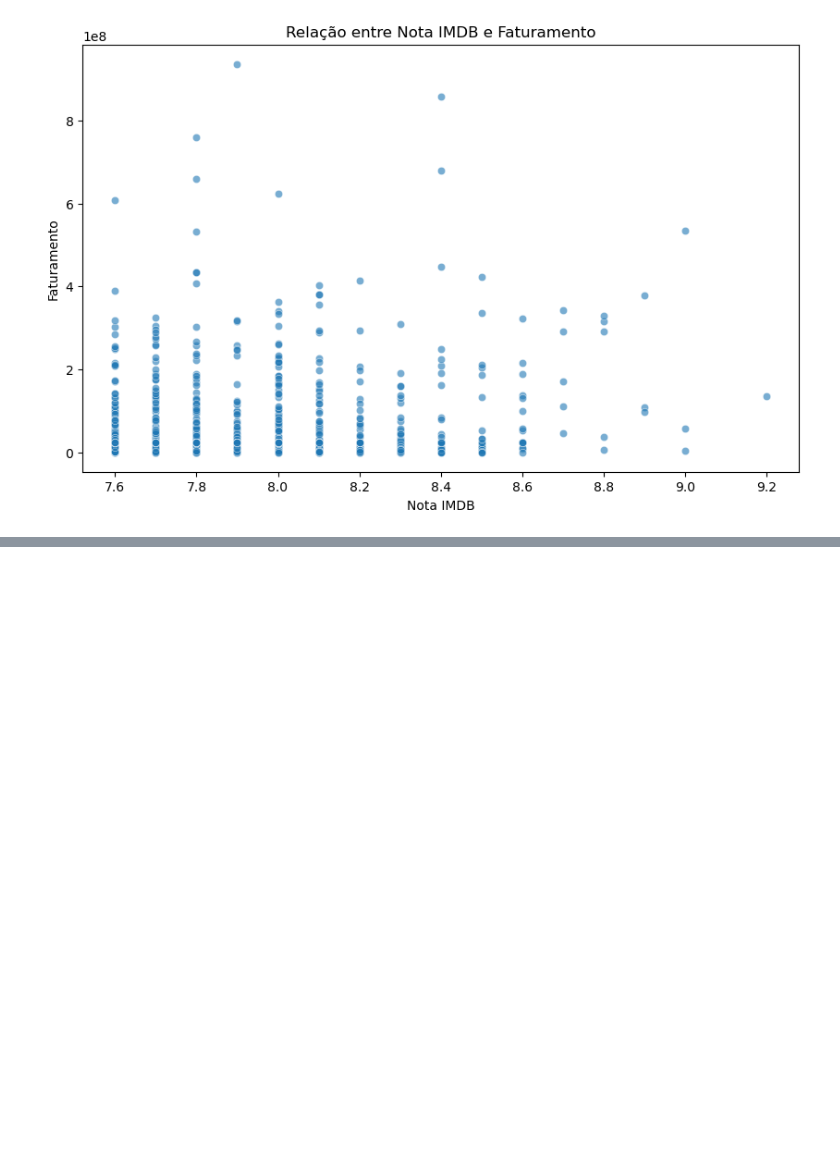
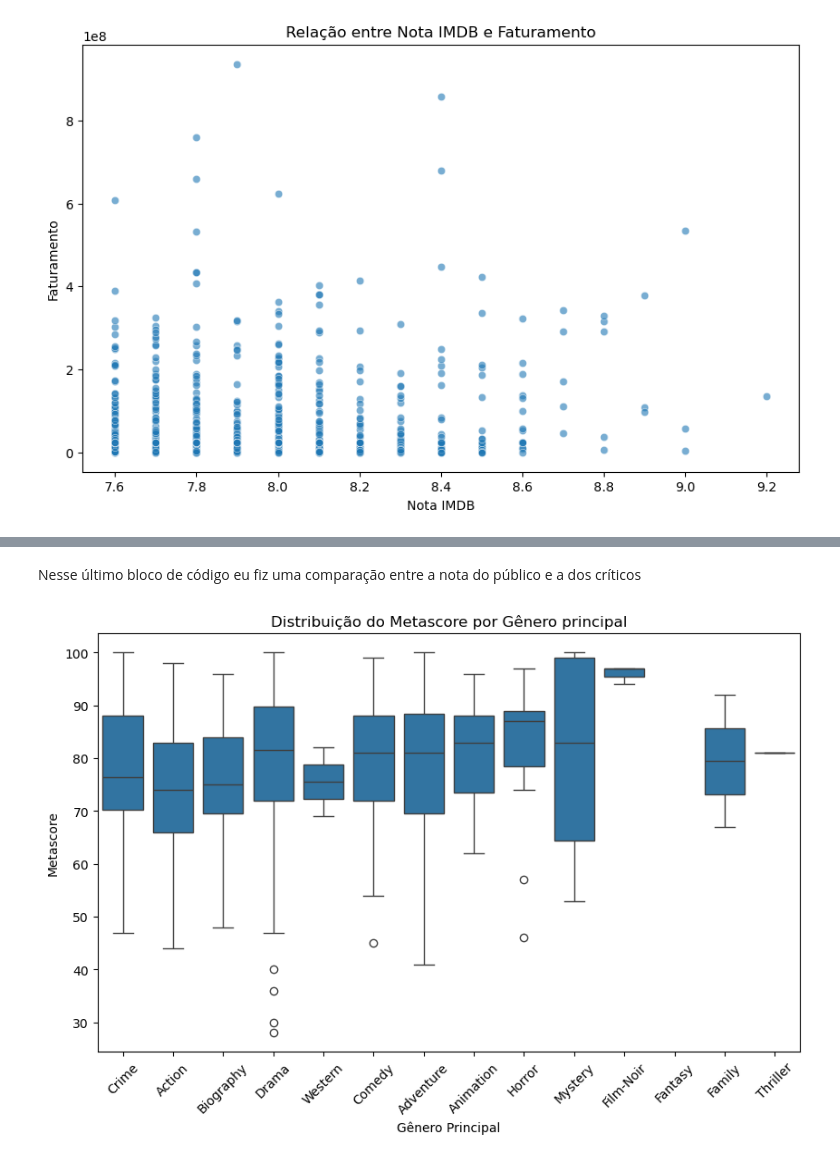
Before and after one commit to MariaEduardaTBuonafina/LH_CD_MARIAEDUARDATREVIZANEBUONAFINA, a Jupyter notebook: notebooks/01_EDA.ipynb, the cells around one changed output, grey strips where cells are left out. Drawn from its saved outputs; the diff is of its cells as text; code cells hidden in the pictures; blank space fills up the shorter version.

```diff
--- a/notebooks/01_EDA.ipynb
+++ b/notebooks/01_EDA.ipynb
@@ -102,3 +121,17 @@ plt.show()
+# %% [markdown]
+Nesse último bloco de código eu fiz uma comparação entre a nota do público e a dos críticos
+# %%
+# Comparação entre a nota do público e a dos críticos
+
+plt.figure(figsize=(10,6))
+sns.boxplot(x='Main_Genre', y='Metascore', data=df)
+plt.title('Distribuição do Metascore por Gênero principal')
+plt.xlabel('Gênero Principal')
+plt.ylabel('Metascore')
+plt.xticks(rotation=45)
+plt.show()
+# %% [output]
+[figure, added]
 # %% [markdown]
 # Conclusões preliminares
 
```
Also changed, not shown: parts of 5 cells of this notebook, 2 other files.
